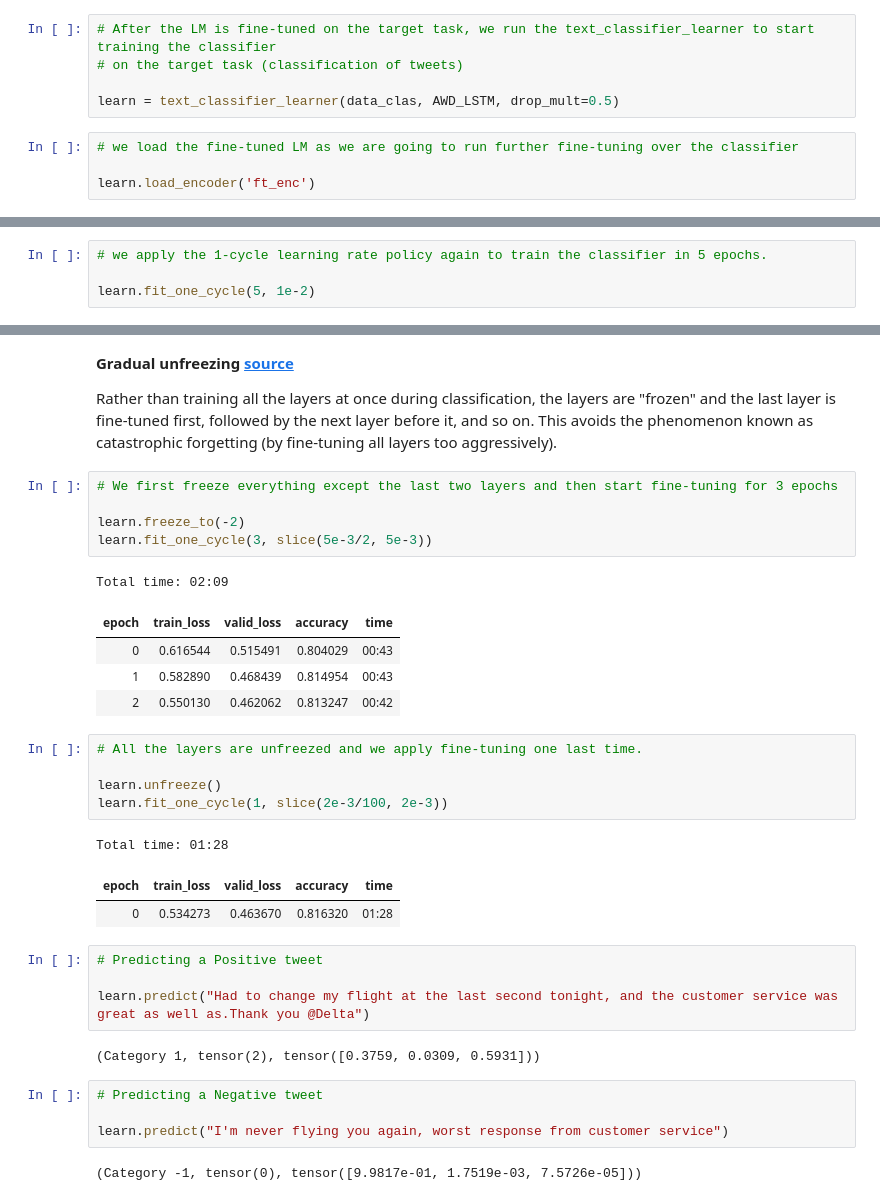
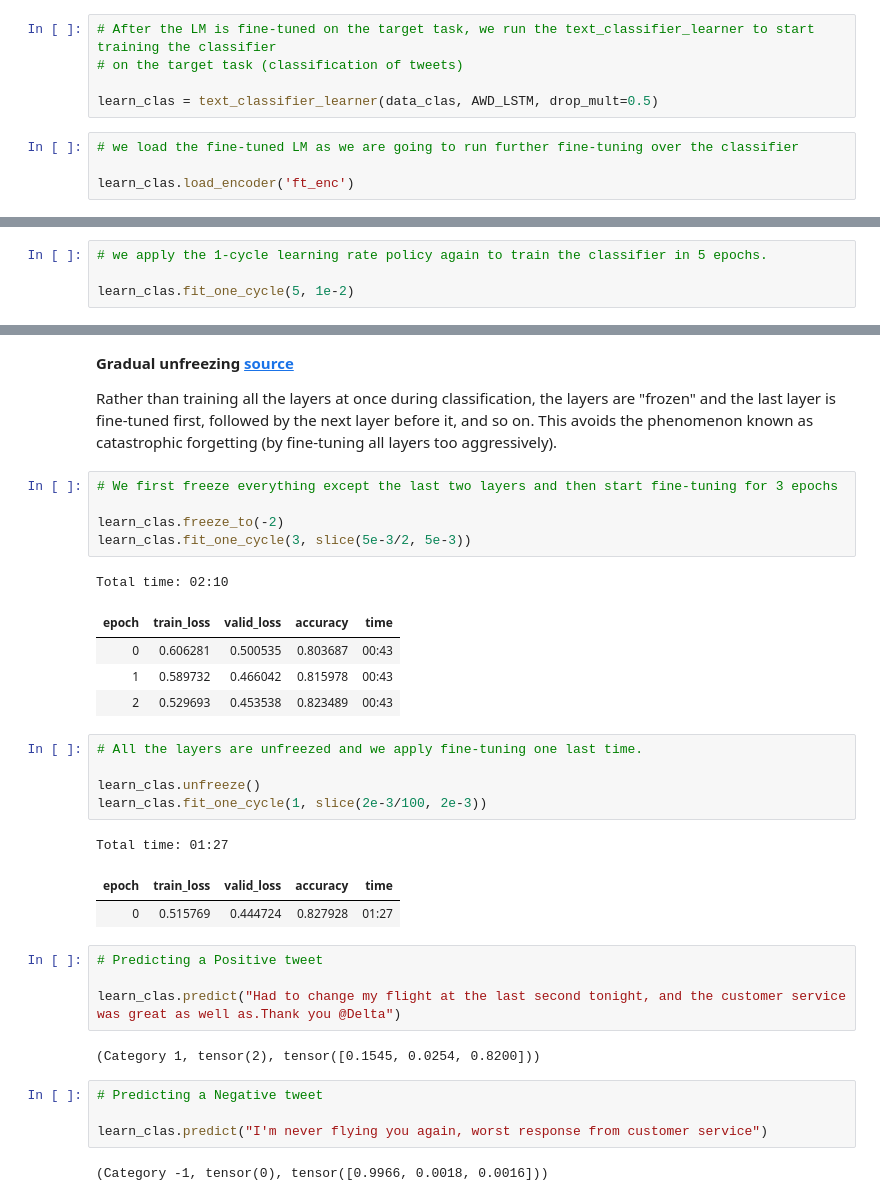
Before and after one commit to Praveszh/ULMFiT-for-US-Airline-Sentiment-Analysis, a Jupyter notebook: ULMFiT_model_for_Twitter_US_Airlines_Sentiment_.ipynb, the cells around one changed output, grey strips where cells are left out. Drawn from its saved outputs; the diff is of its cells as text.

```diff
--- a/ULMFiT_model_for_Twitter_US_Airlines_Sentiment_.ipynb
+++ b/ULMFiT_model_for_Twitter_US_Airlines_Sentiment_.ipynb
@@ -325,9 +344,9 @@ We now use the data_clas object we created earlier to build a classifier with ou
 # After the LM is fine-tuned on the target task, we run the text_classifier_learner to start training the classifier
 # on the target task (classification of tweets)
 
-learn = text_classifier_learner(data_clas, AWD_LSTM, drop_mult=0.5)
+learn_clas = text_classifier_learner(data_clas, AWD_LSTM, drop_mult=0.5)
 # %%
 # we load the fine-tuned LM as we are going to run further fine-tuning over the classifier
 
-learn.load_encoder('ft_enc')
+learn_clas.load_encoder('ft_enc')
 # %%
@@ -351,5 +359,5 @@ data_clas.show_batch()
 # %%
 # we apply the 1-cycle learning rate policy again to train the classifier in 5 epochs.
 
-learn.fit_one_cycle(5, 1e-2)
+learn_clas.fit_one_cycle(5, 1e-2)
 # %% [output]
@@ -367,35 +375,35 @@ Rather than training all the layers at once during classification, the layers ar
 # %%
 # We first freeze everything except the last two layers and then start fine-tuning for 3 epochs
 
-learn.freeze_to(-2)
-learn.fit_one_cycle(3, slice(5e-3/2, 5e-3))
+learn_clas.freeze_to(-2)
+learn_clas.fit_one_cycle(3, slice(5e-3/2, 5e-3))
 # %% [output]
-Total time: 02:09
+Total time: 02:10
 | epoch | train_loss | valid_loss | accuracy | time |
-| 0 | 0.616544 | 0.515491 | 0.804029 | 00:43 |
-| 1 | 0.582890 | 0.468439 | 0.814954 | 00:43 |
-| 2 | 0.550130 | 0.462062 | 0.813247 | 00:42 |
+| 0 | 0.606281 | 0.500535 | 0.803687 | 00:43 |
+| 1 | 0.589732 | 0.466042 | 0.815978 | 00:43 |
+| 2 | 0.529693 | 0.453538 | 0.823489 | 00:43 |
 # %%
 # All the layers are unfreezed and we apply fine-tuning one last time.
 
-learn.unfreeze()
-learn.fit_one_cycle(1, slice(2e-3/100, 2e-3))
+learn_clas.unfreeze()
+learn_clas.fit_one_cycle(1, slice(2e-3/100, 2e-3))
 # %% [output]
-Total time: 01:28
+Total time: 01:27
 | epoch | train_loss | valid_loss | accuracy | time |
-| 0 | 0.534273 | 0.463670 | 0.816320 | 01:28 |
+| 0 | 0.515769 | 0.444724 | 0.827928 | 01:27 |
 # %%
 # Predicting a Positive tweet
 
-learn.predict("Had to change my flight at the last second tonight, and the customer service was great as well as.Thank you @Delta")
+learn_clas.predict("Had to change my flight at the last second tonight, and the customer service was great as well as.Thank you @Delta")
 # %% [output]
-(Category 1, tensor(2), tensor([0.3759, 0.0309, 0.5931]))
+(Category 1, tensor(2), tensor([0.1545, 0.0254, 0.8200]))
 # %%
 # Predicting a Negative tweet
 
-learn.predict("I'm never flying you again, worst response from customer service")
+learn_clas.predict("I'm never flying you again, worst response from customer service")
 # %% [output]
-(Category -1, tensor(0), tensor([9.9817e-01, 1.7519e-03, 7.5726e-05]))
+(Category -1, tensor(0), tensor([0.9966, 0.0018, 0.0016]))
 # %%
 # Predicting a Neutral tweet
 
```
Also changed, not shown: parts of 18 cells of this notebook.
